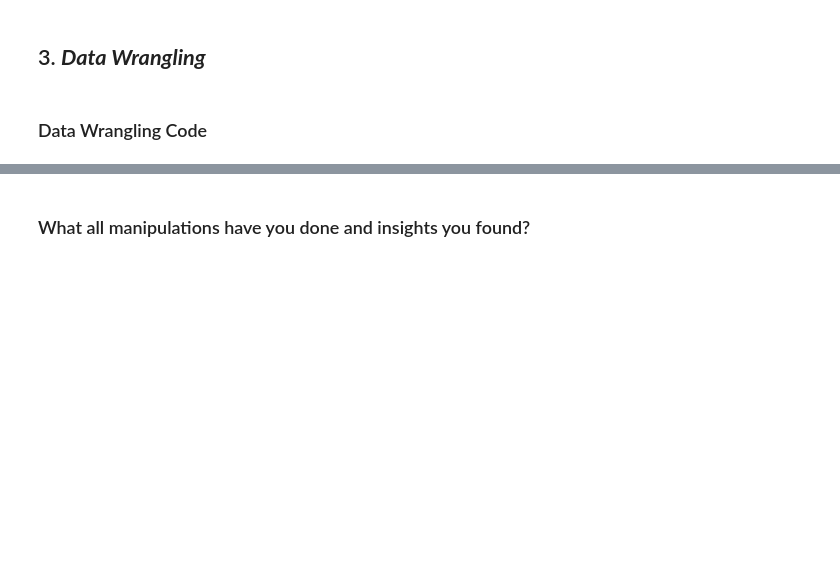
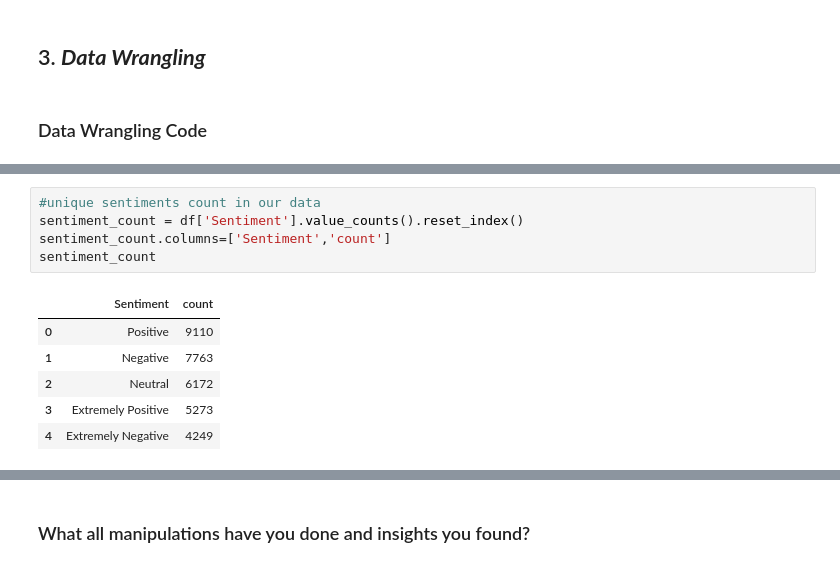
Before and after one commit to Vibhuguptampi/Coronavirus-Tweet-Sentiment-Analysis, a Jupyter notebook: Coronavirus_Tweet_Sentiment_Analysis.ipynb, the cells around one changed output, grey strips where cells are left out. Cells and saved outputs as stored; diff of their text form; blank space fills up the shorter version.

```diff
--- a/Coronavirus_Tweet_Sentiment_Analysis.ipynb
+++ b/Coronavirus_Tweet_Sentiment_Analysis.ipynb
@@ -314,0 +340,12 @@ dtype: int64
+# %%
+#unique sentiments count in our data
+sentiment_count = df['Sentiment'].value_counts().reset_index()
+sentiment_count.columns=['Sentiment','count']
+sentiment_count
+# %% [output]
+|  | Sentiment | count |
+| 0 | Positive | 9110 |
+| 1 | Negative | 7763 |
+| 2 | Neutral | 6172 |
+| 3 | Extremely Positive | 5273 |
+| 4 | Extremely Negative | 4249 |
```
Also changed, not shown: parts of 8 cells of this notebook.
